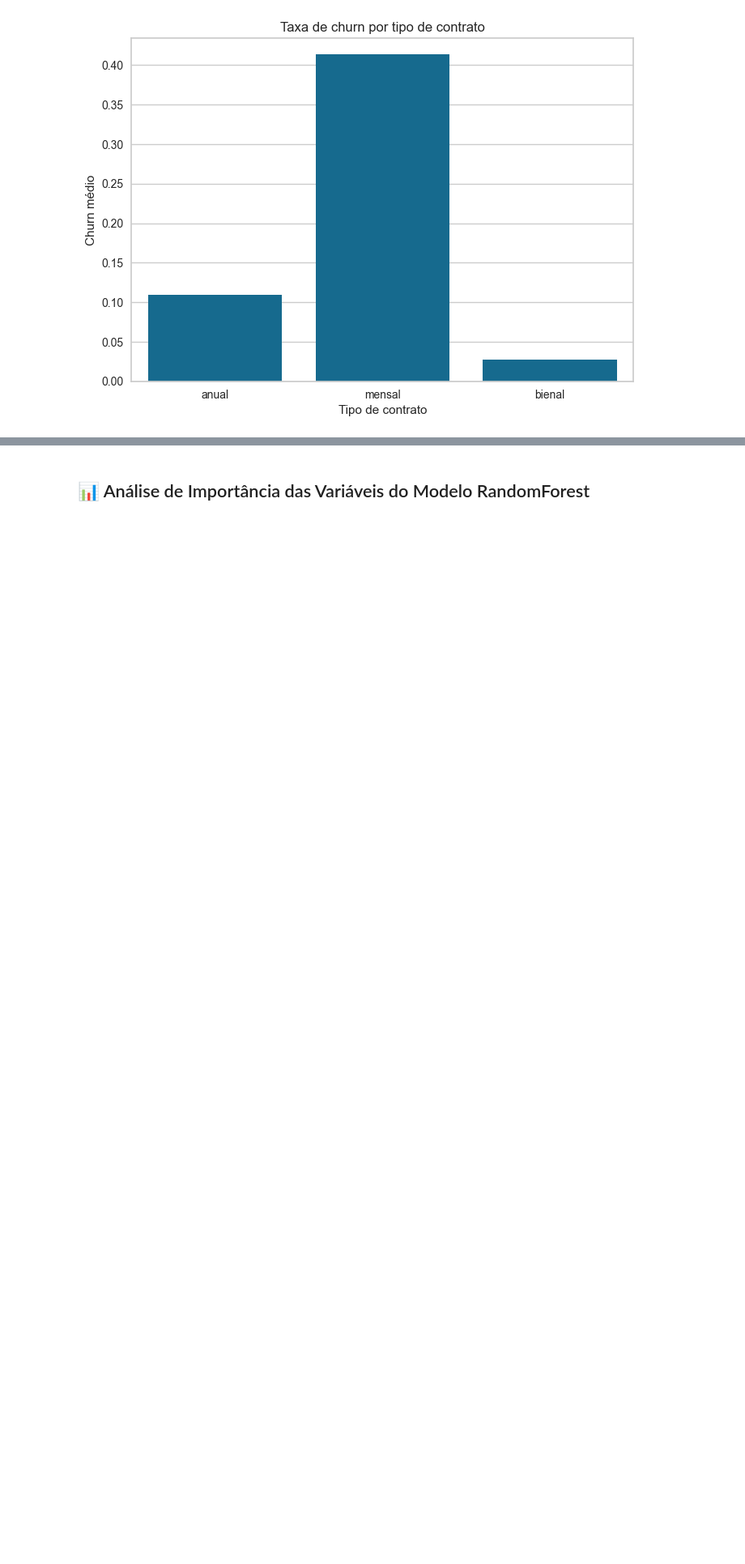
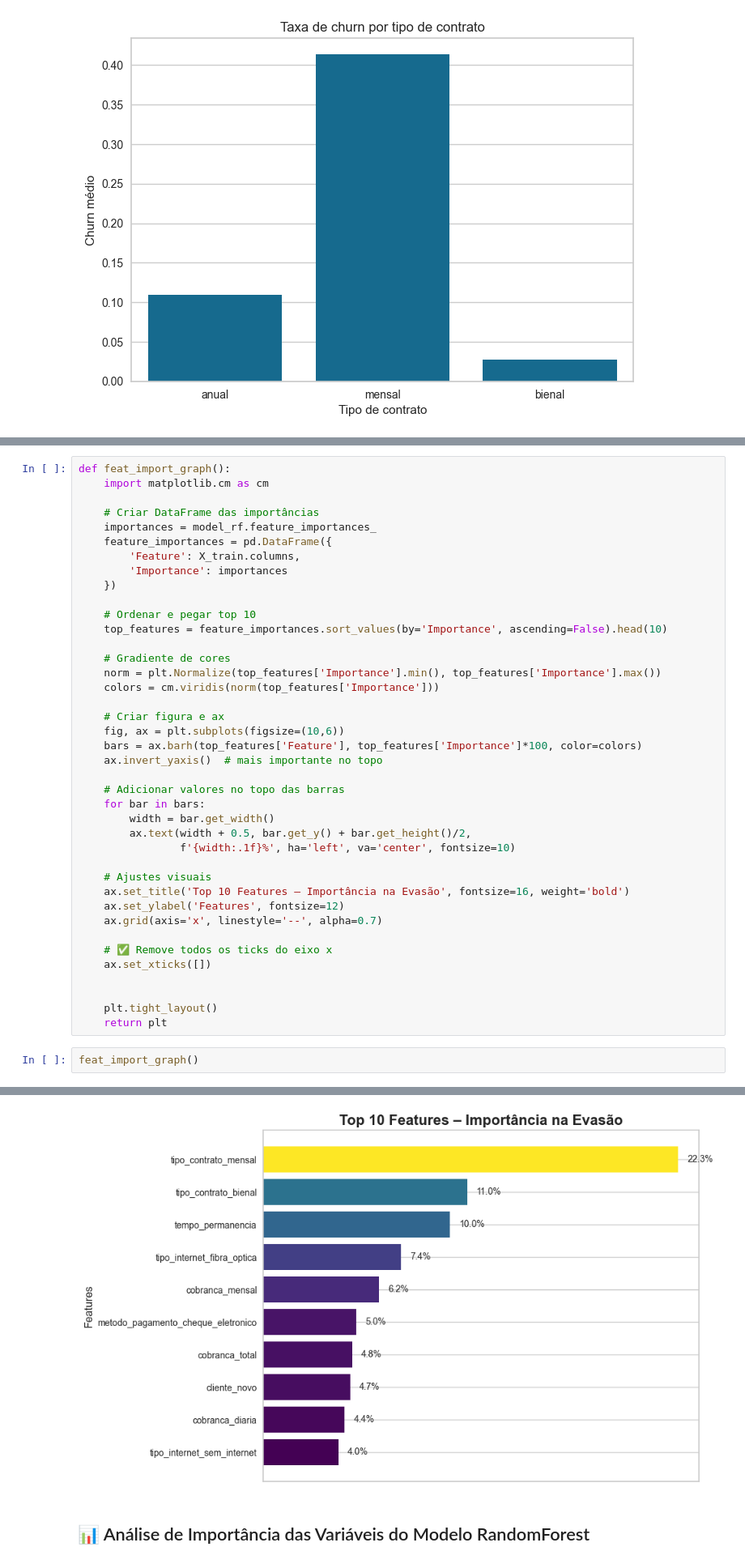
Before and after one commit to Lucas-matrixx/TelecomX-_Parte2_Prevendo_Churn, a Jupyter notebook: TelecomX_Analise_Evasão_e_Clientes.ipynb, the cells around one changed output, grey strips where cells are left out. Shown at 81% size. Cells and saved outputs as stored; diff of their text form; blank space fills up the shorter version.

```diff
--- a/notebook/TelecomX_Analise_Evasão_e_Clientes.ipynb
+++ b/TelecomX_Analise_Evasão_e_Clientes.ipynb
@@ -651,0 +643,43 @@ feature_importances.sort_values('Importances', ascending=False)
+# %%
+def feat_import_graph():
+    import matplotlib.cm as cm
+
+    # Criar DataFrame das importâncias
+    importances = model_rf.feature_importances_
+    feature_importances = pd.DataFrame({
+        'Feature': X_train.columns,
+        'Importance': importances
+    })
+
+    # Ordenar e pegar top 10
+    top_features = feature_importances.sort_values(by='Importance', ascending=False).head(10)
+
+    # Gradiente de cores
+    norm = plt.Normalize(top_features['Importance'].min(), top_features['Importance'].max())
+    colors = cm.viridis(norm(top_features['Importance']))
+
+    # Criar figura e ax
+    fig, ax = plt.subplots(figsize=(10,6))
+    bars = ax.barh(top_features['Feature'], top_features['Importance']*100, color=colors)
+    ax.invert_yaxis()  # mais importante no topo
+
+    # Adicionar valores no topo das barras
+    for bar in bars:
+        width = bar.get_width()
+        ax.text(width + 0.5, bar.get_y() + bar.get_height()/2,
+                f'{width:.1f}%', ha='left', va='center', fontsize=10)
+
+    # Ajustes visuais
+    ax.set_title('Top 10 Features – Importância na Evasão', fontsize=16, weight='bold')
+    ax.set_ylabel('Features', fontsize=12)
+    ax.grid(axis='x', linestyle='--', alpha=0.7)
+
+    # ✅ Remove todos os ticks do eixo x
+    ax.set_xticks([])
+
+
+    plt.tight_layout()
+    return plt
+# %%
+feat_import_graph()
+# %% [output]
@@ -652,3 +687,4 @@ feature_importances.sort_values('Importances', ascending=False)
+[figure, added]
 # %% [markdown]
 ## 📊  Análise de Importância das Variáveis do Modelo RandomForest
 # %% [markdown]
```
Also changed, not shown: parts of 17 cells of this notebook, 4 other files.
